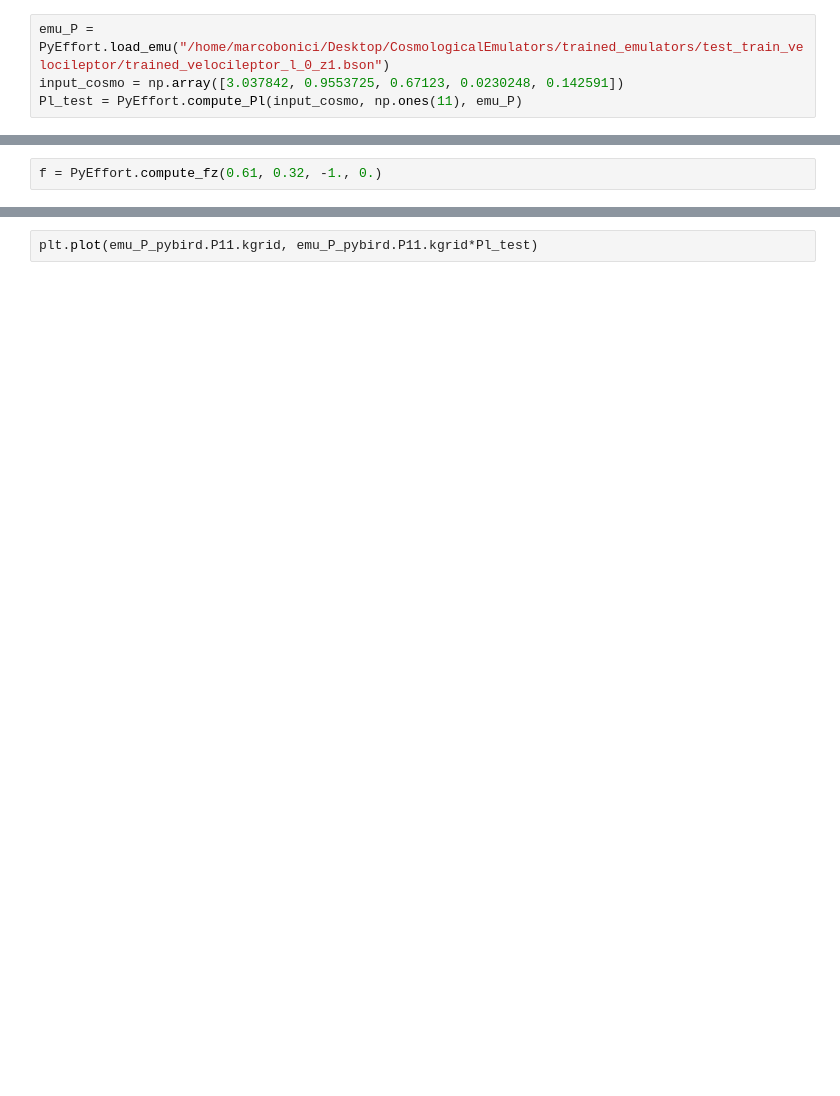
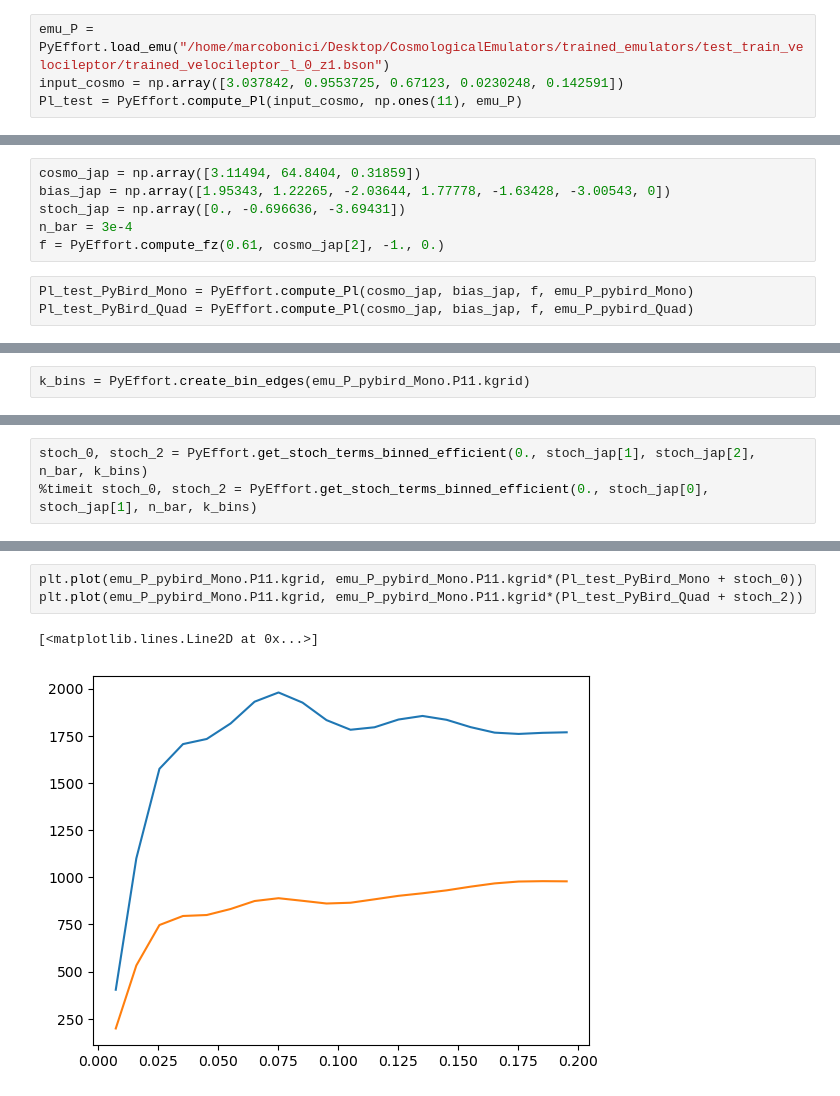
Before and after one commit to CosmologicalEmulators/PyEffort, a Jupyter notebook: notebooks/example_PyEffort.ipynb, the cells around one changed output, grey strips where cells are left out. Cells and saved outputs as stored; diff of their text form; blank space fills up the shorter version.

Commit message:
Udpated notebook. Added bin terms pybird

```diff
--- a/notebooks/example_PyEffort.ipynb
+++ b/notebooks/example_PyEffort.ipynb
@@ -27,3 +37,10 @@ Pl_test = PyEffort.compute_Pl(np.array([3.0, 67., 0.32]), np.ones(7), 1.5, emu_P
 # %%
-f = PyEffort.compute_fz(0.61, 0.32, -1., 0.)
+cosmo_jap = np.array([3.11494, 64.8404, 0.31859])
+bias_jap = np.array([1.95343, 1.22265, -2.03644, 1.77778, -1.63428, -3.00543, 0])
+stoch_jap = np.array([0., -0.696636, -3.69431])
+n_bar = 3e-4
+f = PyEffort.compute_fz(0.61, cosmo_jap[2], -1., 0.)
+# %%
+Pl_test_PyBird_Mono = PyEffort.compute_Pl(cosmo_jap, bias_jap, f, emu_P_pybird_Mono)
+Pl_test_PyBird_Quad = PyEffort.compute_Pl(cosmo_jap, bias_jap, f, emu_P_pybird_Quad)
 # %%
@@ -30,0 +50,2 @@ f = PyEffort.compute_fz(0.61, 0.32, -1., 0.)
+# %%
+k_bins = PyEffort.create_bin_edges(emu_P_pybird_Mono.P11.kgrid)
@@ -30,0 +56,3 @@ f = PyEffort.compute_fz(0.61, 0.32, -1., 0.)
+# %%
+stoch_0, stoch_2 = PyEffort.get_stoch_terms_binned_efficient(0., stoch_jap[1], stoch_jap[2], n_bar, k_bins)
+%timeit stoch_0, stoch_2 = PyEffort.get_stoch_terms_binned_efficient(0., stoch_jap[0], stoch_jap[1], n_bar, k_bins)
@@ -31,2 +61,6 @@ f = PyEffort.compute_fz(0.61, 0.32, -1., 0.)
 # %%
-plt.plot(emu_P_pybird.P11.kgrid, emu_P_pybird.P11.kgrid*Pl_test)
+plt.plot(emu_P_pybird_Mono.P11.kgrid, emu_P_pybird_Mono.P11.kgrid*(Pl_test_PyBird_Mono + stoch_0))
+plt.plot(emu_P_pybird_Mono.P11.kgrid, emu_P_pybird_Mono.P11.kgrid*(Pl_test_PyBird_Quad + stoch_2))
+# %% [output]
+[<matplotlib.lines.Line2D at 0x...>]
+[figure, added]
```
Also changed, not shown: parts of 15 cells of this notebook, 1 other file.
